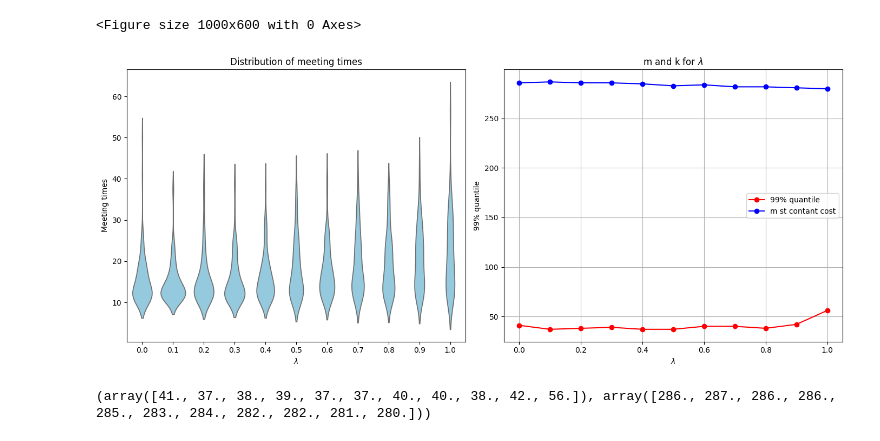
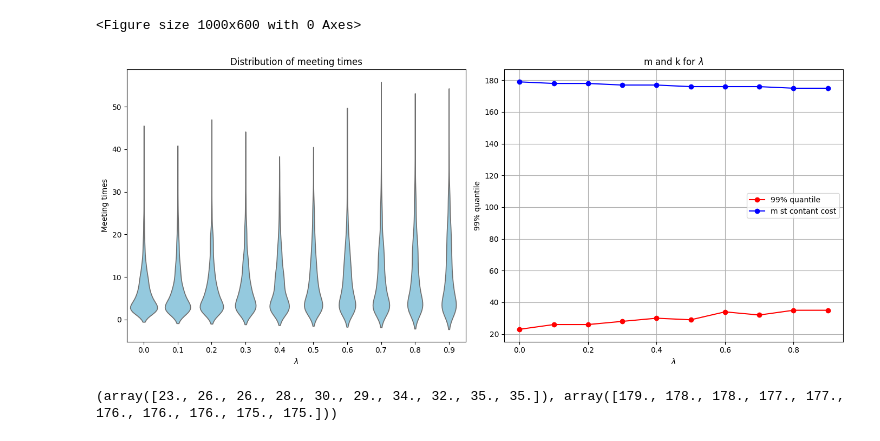
Before and after one commit to MohamedKeteb/constantpathsampling, a Jupyter notebook: normal_exp.ipynb, the cells around one changed output. Saved outputs shown, nothing was run; the diff lists cells and outputs as text; code cells hidden in the pictures.

```diff
--- a/normal_exp.ipynb
+++ b/normal_exp.ipynb
@@ -1,13 +1,14 @@
 # %%
 from src import *
 # %%
-lambda_grid = np.arange(0, 11) / 10  # 0, 0.1, ..., 1.0
-nrep = 100
+lambda_grid = np.arange(0, 10) / 10  # 0, 0.1, ..., 1.0
+nrep = 1000
 sigmaq = 1
+lag = 1
 # %%
-simu = tune_km(k=0, m=1, lag=10, lambda_grid=lambda_grid, nrep=nrep, sigmaq=sigmaq)
+simu = tune_km(k=20, m=100, lag=lag, lambda_grid=lambda_grid, nrep=nrep, sigmaq=sigmaq)
 print(simu)
 # %% [output]
 <Figure size 1000x600 with 0 Axes>
-[figure, old version]
+[figure, new version]
-(array([41., 37., 38., 39., 37., 37., 40., 40., 38., 42., 56.]), array([286., 287., 286., 286., 285., 283., 284., 282., 282., 281., 280.]))
+(array([23., 26., 26., 28., 30., 29., 34., 32., 35., 35.]), array([179., 178., 178., 177., 177., 176., 176., 176., 175., 175.]))
```
Also changed, not shown: parts of 3 cells of this notebook, 6 other files.
